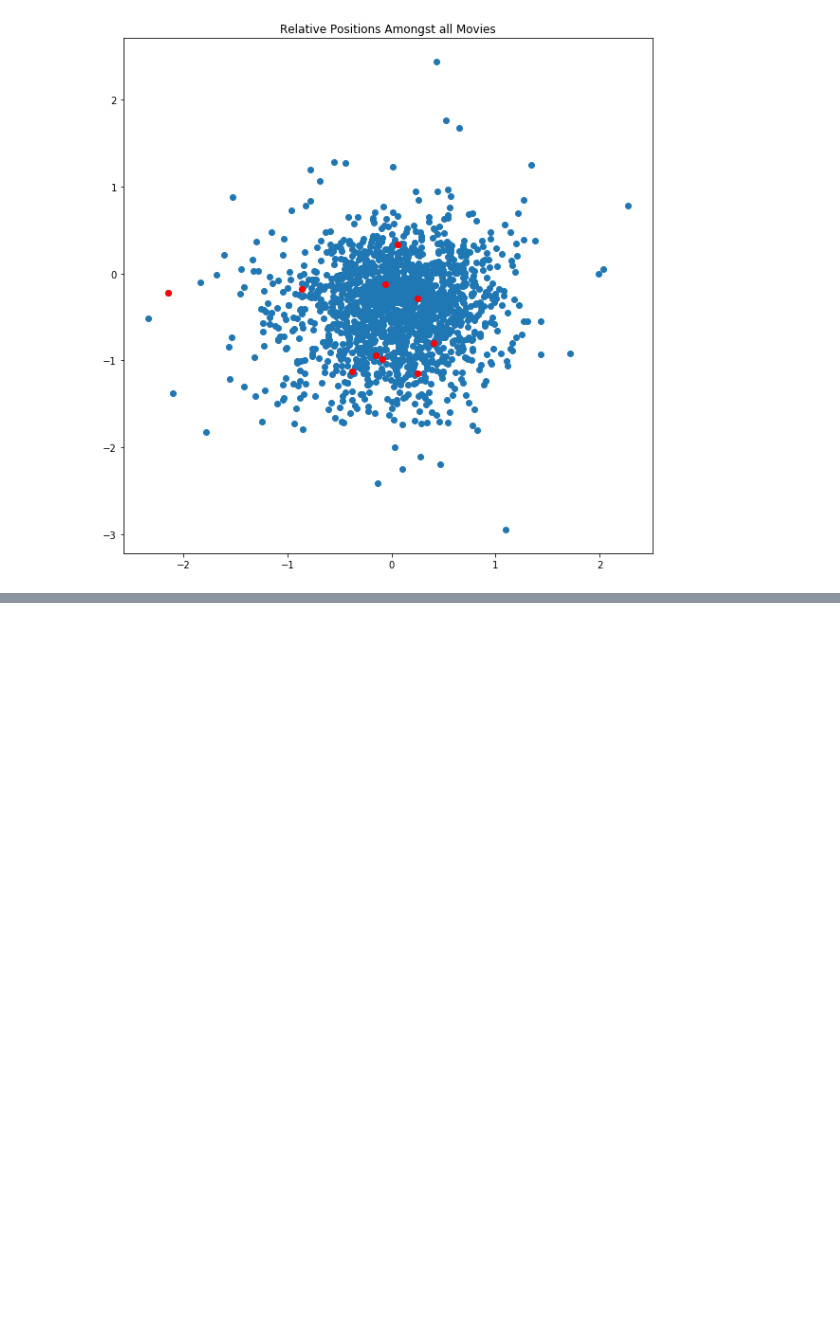
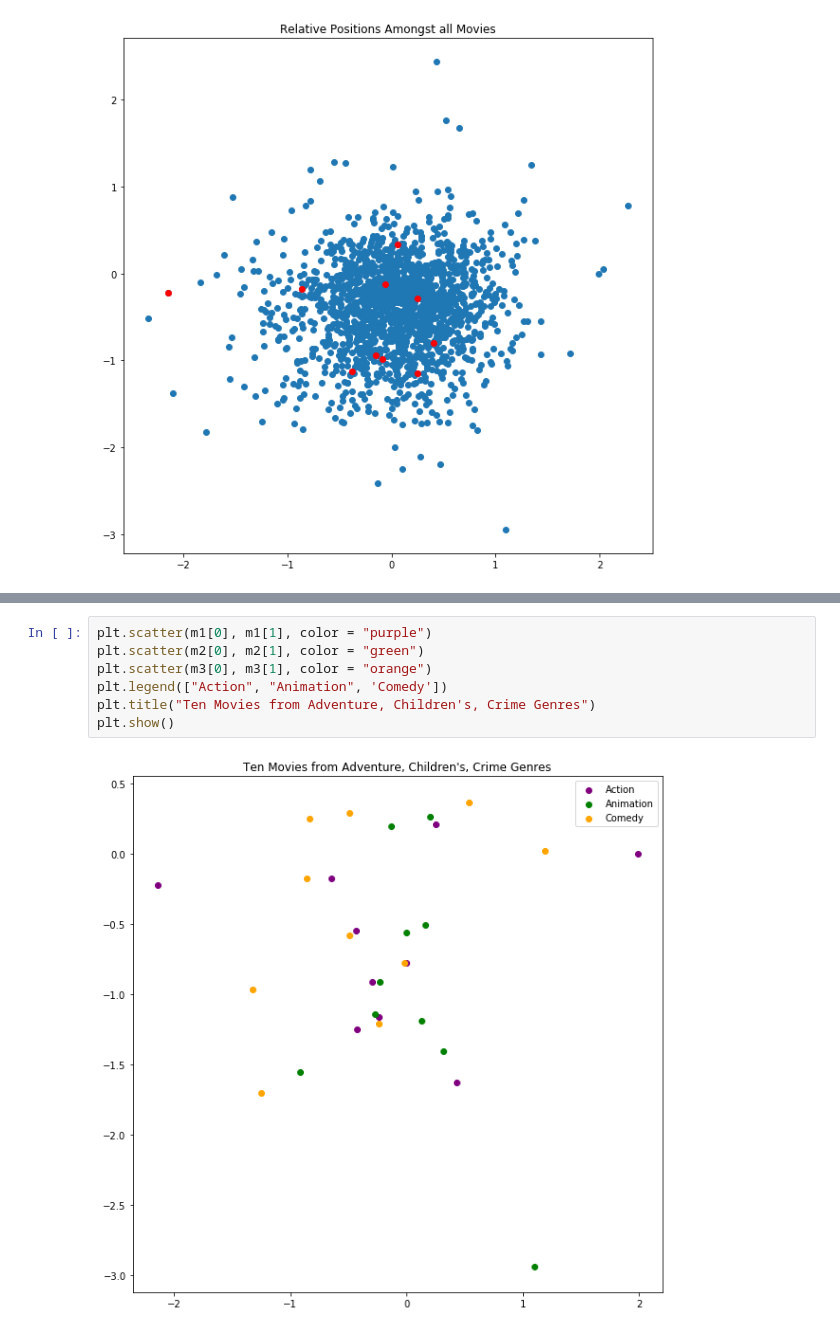
Before and after one commit to jwcomo66/miniproject2, a Jupyter notebook: MP2.ipynb, the cells around one changed output, grey strips where cells are left out. Drawn from its saved outputs; the diff is of its cells as text; blank space fills up the shorter version.

```diff
--- a/MP2.ipynb
+++ b/MP2.ipynb
@@ -423,0 +394,9 @@ Text(0.5, 1.0, "Adventures, Children's, Crime Movies")
+# %%
+plt.scatter(m1[0], m1[1], color = "purple")
+plt.scatter(m2[0], m2[1], color = "green")
+plt.scatter(m3[0], m3[1], color = "orange")
+plt.legend(["Action", "Animation", 'Comedy'])
+plt.title("Ten Movies from Adventure, Children's, Crime Genres")
+plt.show()
+# %% [output]
+[figure, added]
```
Also changed, not shown: parts of 4 cells of this notebook.
